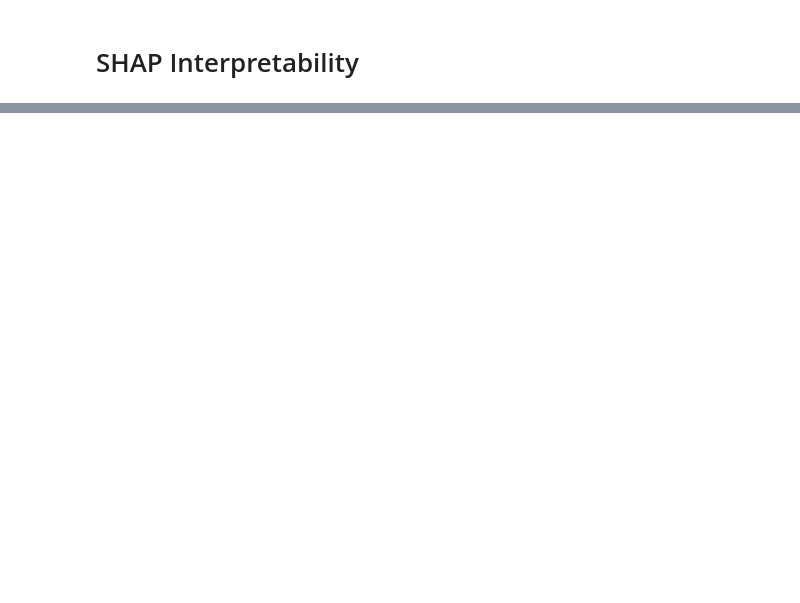
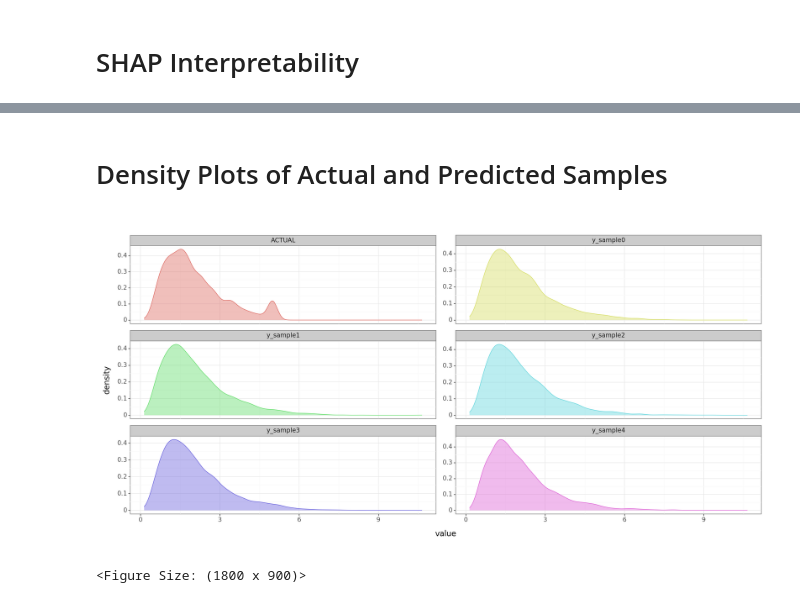
Before and after one commit to StatMixedML/LightGBMLSS, a Jupyter notebook: examples/boston_housing_example_Gamma.ipynb, the cells around one changed output, grey strips where cells are left out. Drawn from its saved outputs; the diff is of its cells as text; code cells hidden in the pictures; blank space fills up the shorter version.

```diff
--- a/examples/boston_housing_example_Gamma.ipynb
+++ b/examples/boston_housing_example_Gamma.ipynb
@@ -200,0 +187,22 @@ lgblss.plot(pdp_df,
+# %% [markdown]
+# Density Plots of Actual and Predicted Samples
+# %%
+pred_df = pd.melt(pred_samples.iloc[:,0:5])
+actual_df = pd.DataFrame.from_dict({"variable": "ACTUAL", "value": y_test.reshape(-1,)})
+plot_df = pd.concat([pred_df, actual_df])
+
+(
+    ggplot(plot_df,
+           aes(x="value",
+               color="variable",
+               fill="variable")) +
+    geom_density(alpha=0.4) +
+    facet_wrap("variable",
+              scales="free_y",
+              ncol=2) +
+    theme_bw(base_size=15) +
+    theme(legend_position="none")
+)
+# %% [output]
+[figure, added]
+<Figure Size: (1800 x 900)>
```
Also changed, not shown: parts of 8 cells of this notebook.
